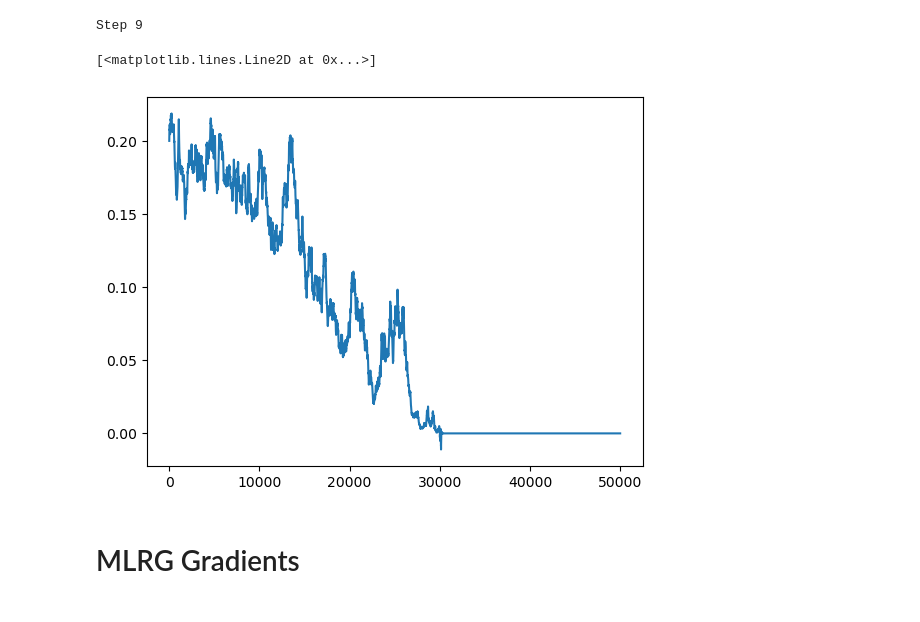
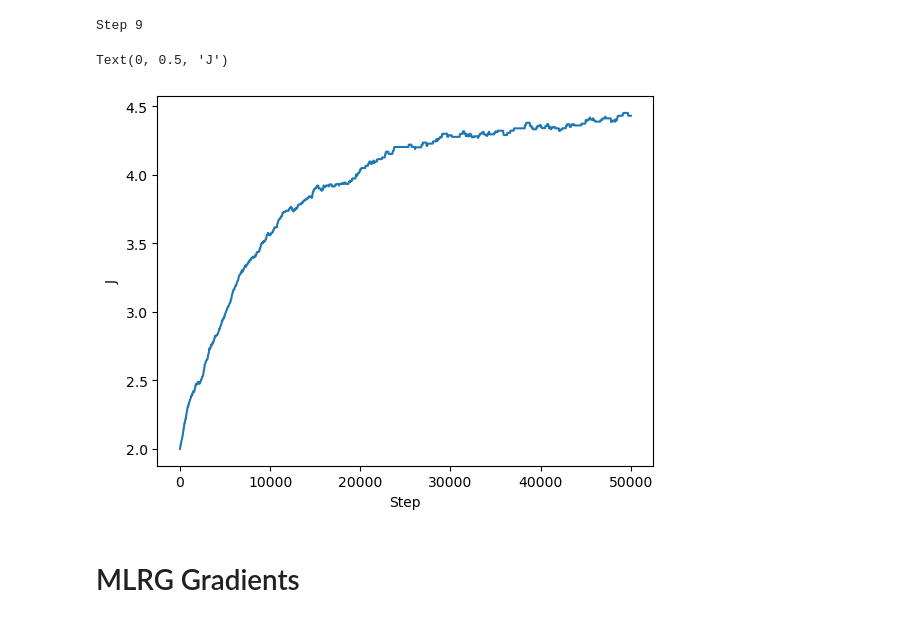
Before and after one commit to jshe2304/dlrg, a Jupyter notebook: mlrg.ipynb, the cells around one changed output. Drawn from its saved outputs; the diff is of its cells as text; code cells hidden in the pictures.

```diff
--- a/mlrg.ipynb
+++ b/mlrg.ipynb
@@ -13,7 +13,7 @@ device = torch.device('cuda')
 # %% [markdown]
 # MLRG Step
 # %%
-def step(J, iters=5000, batch_n=4, k=8):
+def step(J, iters=5000, batch_n=4, k=10):
     fine = FineRBM(J, device)
     coarse = A1_RBM(J, device)
     optimizer = torch.optim.Adam(coarse.parameters(), lr=0.001)
@@ -35,7 +35,7 @@ def step(J, iters=5000, batch_n=4, k=8):
 # %% [markdown]
 # MLRG Loop
 # %%
-J = 0.2 # Initial J
+J = 2 # Initial J
 steps = []
 # %%
 n_steps = 10
@@ -43,7 +43,7 @@ n_steps = 10
 for i in range(n_steps):
     print(f'Step {i}')
 
-    Js = step(J)
+    Js = step(J, iters=2500, k=24)
     steps.append(Js)
 
     J = Js[-1]
@@ -61,10 +61,12 @@ Step 9
 # %%
 plt.plot(list(
     itertools.chain(*steps)
 ))
+plt.xlabel('Step')
+plt.ylabel('J')
 # %% [output]
-[<matplotlib.lines.Line2D at 0x...>]
+Text(0, 0.5, 'J')
-[figure, old version]
+[figure, new version]
 # %% [markdown]
 # MLRG Gradients
 # %%
```
Also changed, not shown: parts of 2 cells of this notebook, 6 other files.
